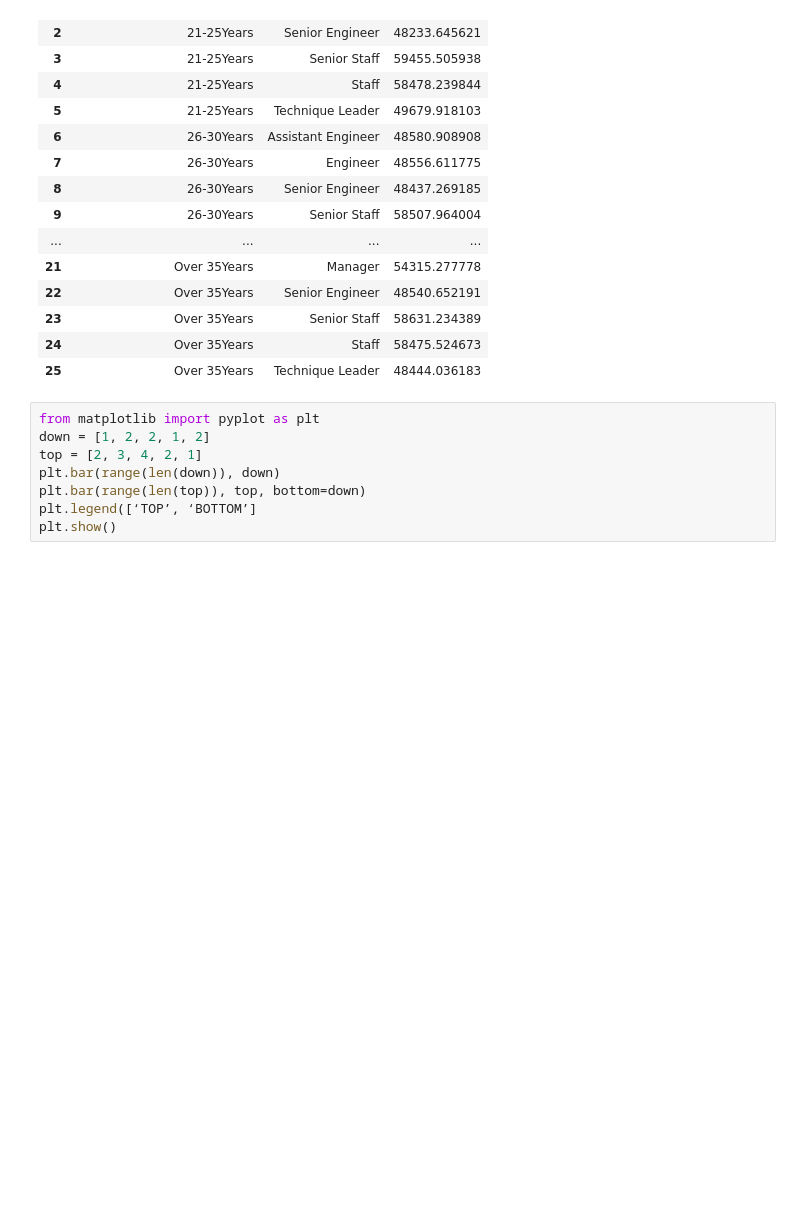
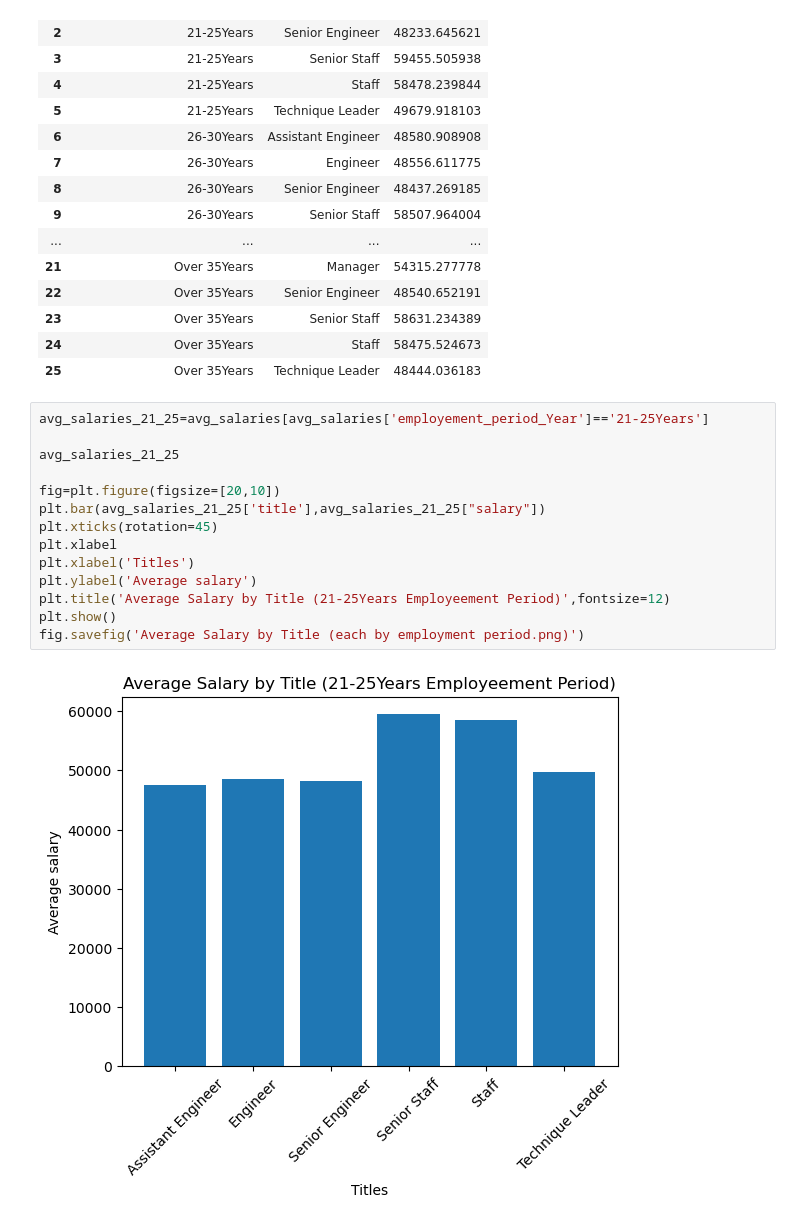
Before and after one commit to nathanunghwan/EmployeeSQL_data_modeling_engineering_analysis, a Jupyter notebook: Employements_Analysis.ipynb, the cells around one changed output. Saved outputs shown, nothing was run; the diff lists cells and outputs as text; blank space fills up the shorter version.

```diff
--- a/Employements_Analysis.ipynb
+++ b/Employements_Analysis.ipynb
@@ -144,11 +144,19 @@ avg_salaries
 | 23 | Over 35Years | Senior Staff | 58631.234389 |
 | 24 | Over 35Years | Staff | 58475.524673 |
 | 25 | Over 35Years | Technique Leader | 48444.036183 |
-# %%
-from matplotlib import pyplot as plt
-down = [1, 2, 2, 1, 2]
-top = [2, 3, 4, 2, 1]
-plt.bar(range(len(down)), down)
-plt.bar(range(len(top)), top, bottom=down)
-plt.legend([‘TOP’, ‘BOTTOM’]
-plt.show()
+# %%
+avg_salaries_21_25=avg_salaries[avg_salaries['employement_period_Year']=='21-25Years']
+
+avg_salaries_21_25
+
+fig=plt.figure(figsize=[20,10])
+plt.bar(avg_salaries_21_25['title'],avg_salaries_21_25["salary"])
+plt.xticks(rotation=45)
+plt.xlabel
+plt.xlabel('Titles')
+plt.ylabel('Average salary')
+plt.title('Average Salary by Title (21-25Years Employeement Period)',fontsize=12)
+plt.show()
+fig.savefig('Average Salary by Title (each by employment period.png)')
+# %% [output]
+[figure, added]
```
Also changed, not shown: parts of 1 cell of this notebook.
